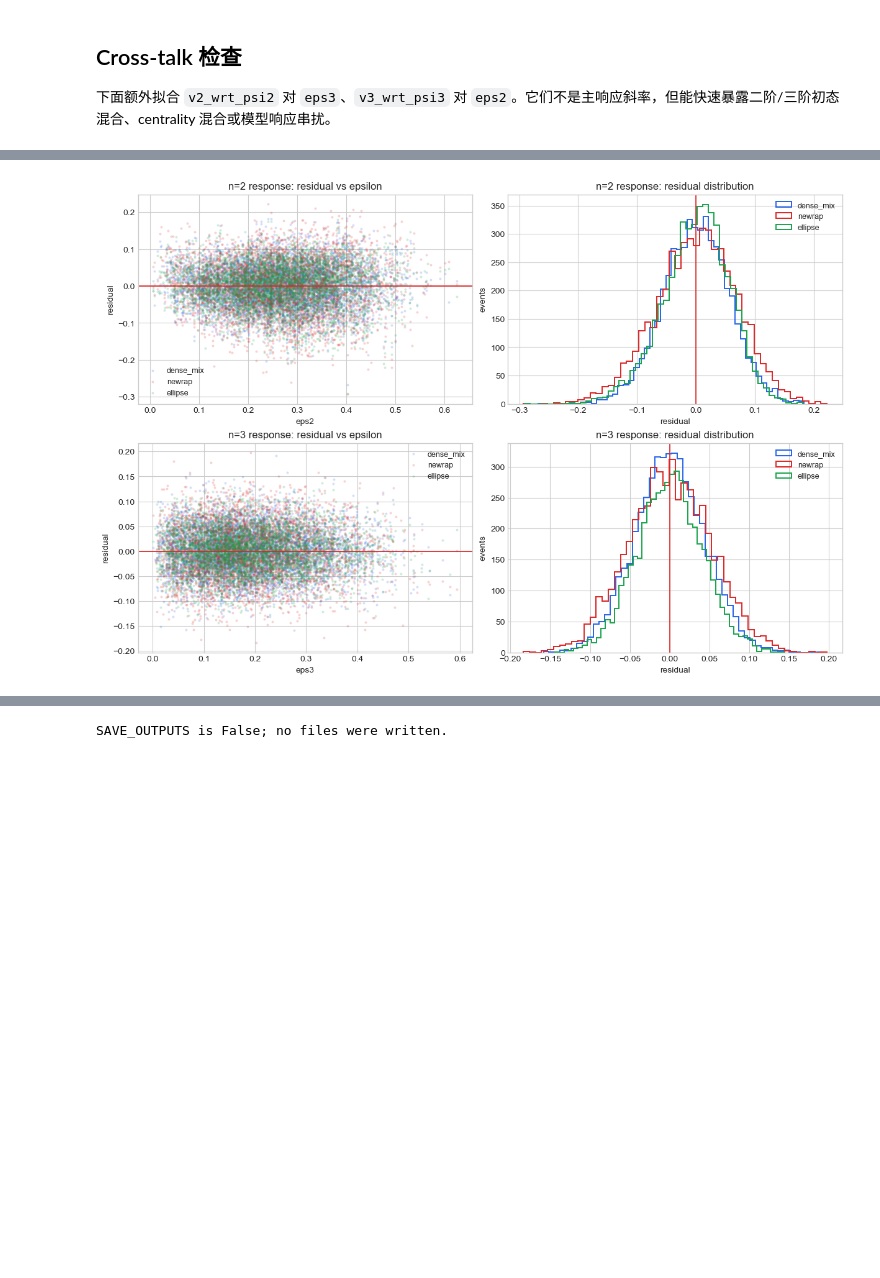
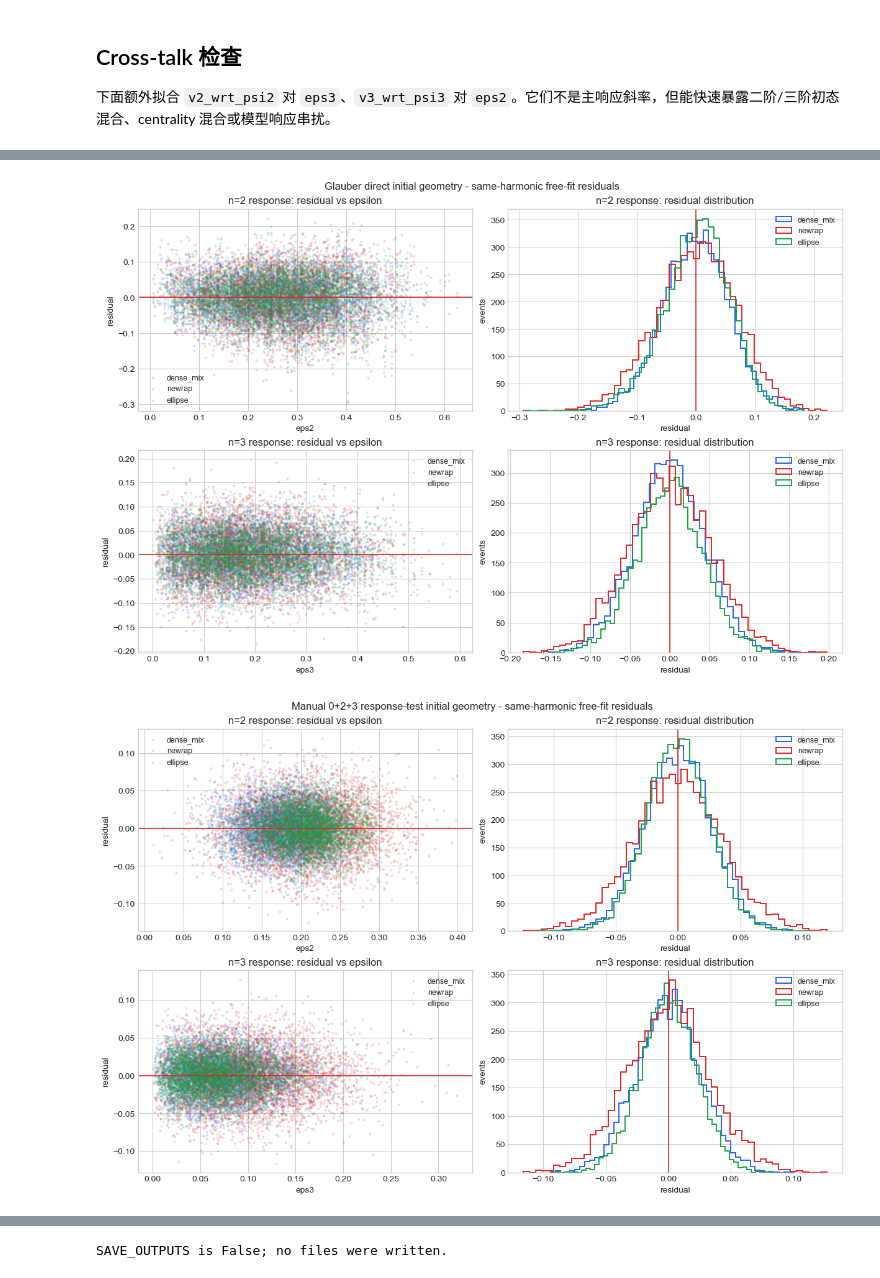
Before and after one commit to mutecho/Glauber_BW, a Jupyter notebook: notebooks/vn_epsn_regression.ipynb, the cells around one changed output, grey strips where cells are left out. Cells and saved outputs as stored; diff of their text form; code cells hidden in the pictures; blank space fills up the shorter version.

```diff
--- a/notebooks/vn_epsn_regression.ipynb
+++ b/notebooks/vn_epsn_regression.ipynb
@@ -567,40 +730,53 @@ plt.show()
 # %%
-# Plot residuals from the same-harmonic free-intercept fits for every compared file.
-def plot_residual_comparison(pair_specs: dict, all_results: dict):
+# Plot residuals from the same-harmonic free-intercept fits for every compared file in one group.
+def plot_residual_comparison(pair_specs: dict, all_results: dict, group: dict):
+    group_key = group["key"]
     fig, axes = plt.subplots(len(pair_specs), 2, figsize=(12, 4 * len(pair_specs)), constrained_layout=True)
     axes = np.atleast_2d(axes)
 
     for row, (pair_label, spec) in enumerate(pair_specs.items()):
         ax_scatter, ax_hist = axes[row]
-        for style_index, input_spec in enumerate(input_files):
+        for style_index, input_spec in enumerate(group["input_files"]):
             file_label = input_spec["label"]
             if file_label not in all_results[pair_label]:
                 continue
 
             style = STYLE_CYCLE[style_index % len(STYLE_CYCLE)]
-            data = selected_events_by_file[file_label]
+            data = selected_events_by_group[group_key][file_label]
             x, _, mask = finite_pair_mask(data, spec)
             x = x[mask]
             residuals = all_results[pair_label][file_label]["free"]["residuals"]
+            if x.size == 0:
+                continue
 
             ax_scatter.scatter(x, residuals, s=8, alpha=0.20, linewidths=0, color=style["color"], label=file_label)
             ax_hist.hist(residuals, bins=50, histtype="step", lw=1.4, color=style["color"], label=file_label)
 
         ax_scatter.axhline(0.0, color="#dc2626", lw=1.2)
         ax_scatter.set_title(f"{pair_label}: residual vs epsilon")
         ax_scatter.set_xlabel(spec["epsilon"])
         ax_scatter.set_ylabel("residual")
         ax_scatter.legend(frameon=False, fontsize=9)
 
         ax_hist.axvline(0.0, color="#dc2626", lw=1.2)
         ax_hist.set_title(f"{pair_label}: residual distribution")
         ax_hist.set_xlabel("residual")
         ax_hist.set_ylabel("events")
         ax_hist.legend(frameon=False, fontsize=9)
+    fig.suptitle(f"{group['title']} - same-harmonic free-fit residuals")
     return fig, axes
 
 
-residual_fig, residual_axes = plot_residual_comparison(RESPONSE_PAIRS, fit_results)
-plt.show()
+residual_figs = {}
+residual_axes_by_group = {}
+for group in analysis_groups:
+    fig, axes = plot_residual_comparison(RESPONSE_PAIRS, fit_results_by_group[group["key"]], group)
+    residual_figs[group["key"]] = fig
+    residual_axes_by_group[group["key"]] = axes
+    plt.show()
+
+residual_fig = residual_figs[first_group_key]          # Backward-compatible first-group figure.
+residual_axes = residual_axes_by_group[first_group_key]
 # %% [output]
-[figure, old version]
+[figure, new version]
+[figure, added]
```
Also changed, not shown: parts of 12 cells of this notebook, 26 other files.
